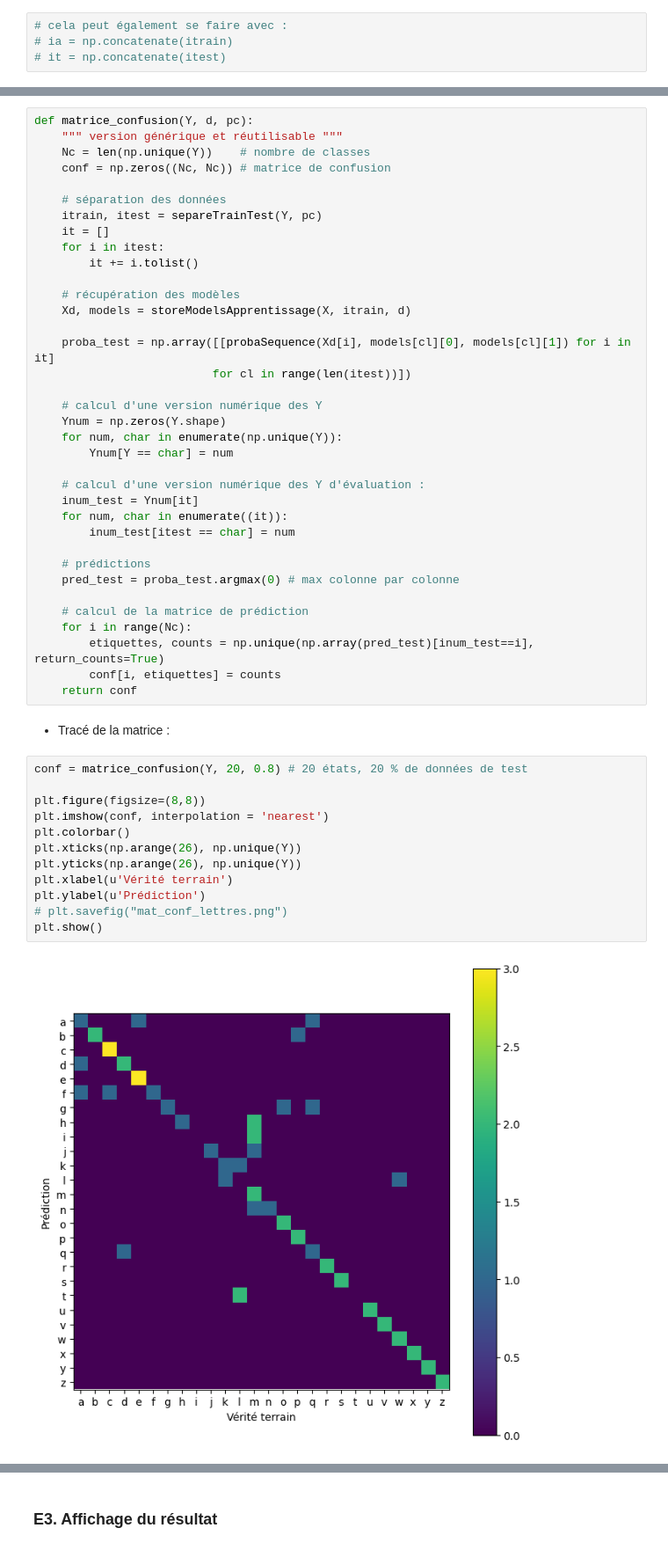
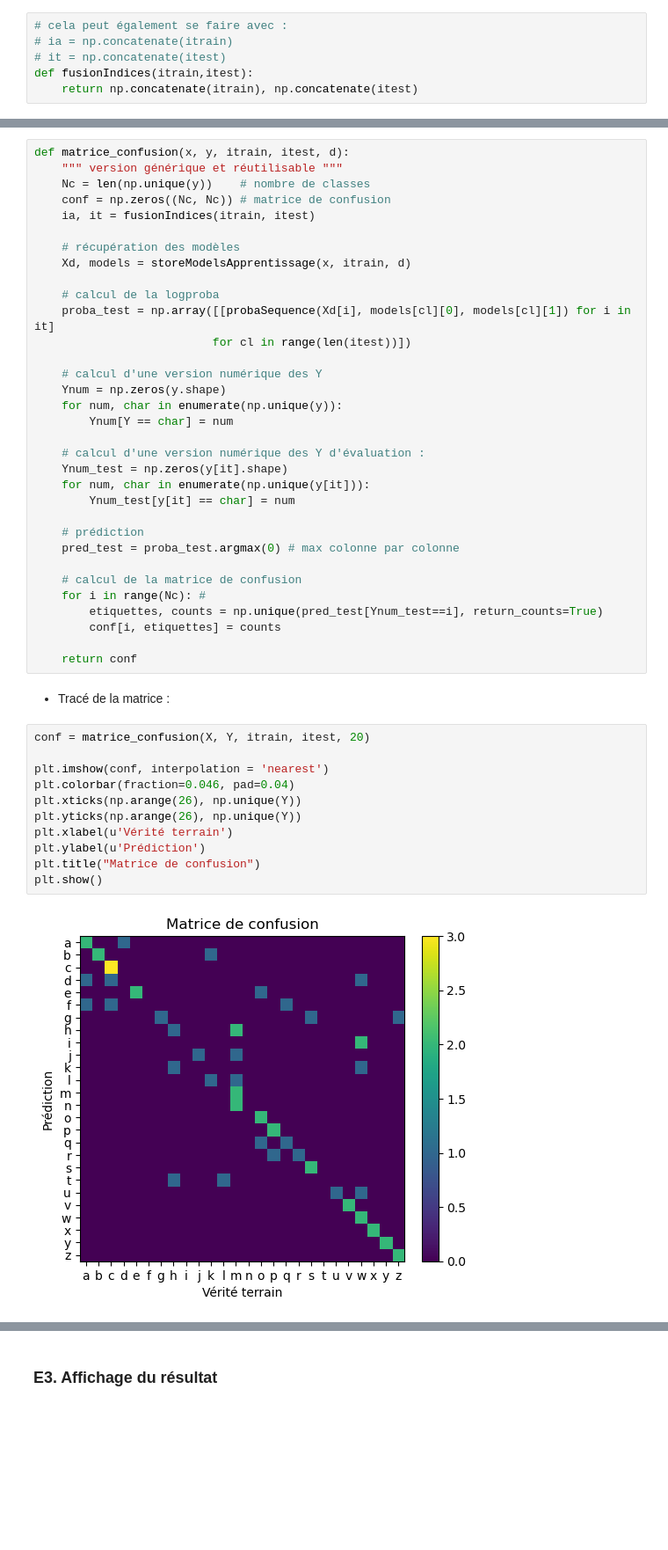
Before and after one commit to dataymeric/DAC, a Jupyter notebook: tme6/tme6.ipynb, the cells around one changed output, grey strips where cells are left out. Shown at 88% size. Saved outputs shown, nothing was run; the diff lists cells and outputs as text; blank space fills up the shorter version.

```diff
--- a/tme6/tme6.ipynb
+++ b/tme6/tme6.ipynb
@@ -387,6 +387,8 @@ for i in itest:
 # cela peut également se faire avec :
 # ia = np.concatenate(itrain)
 # it = np.concatenate(itest)
+def fusionIndices(itrain,itest):
+    return np.concatenate(itrain), np.concatenate(itest)
 # %%
 itrain
 # %% [output]
@@ -642,55 +650,51 @@ plt.show()
 # %%
-def matrice_confusion(Y, d, pc):
+def matrice_confusion(x, y, itrain, itest, d):
     """ version générique et réutilisable """
-    Nc = len(np.unique(Y))    # nombre de classes
+    Nc = len(np.unique(y))    # nombre de classes
     conf = np.zeros((Nc, Nc)) # matrice de confusion
-
-    # séparation des données
-    itrain, itest = separeTrainTest(Y, pc)
-    it = []
-    for i in itest:
-        it += i.tolist()
+    ia, it = fusionIndices(itrain, itest)
 
     # récupération des modèles
-    Xd, models = storeModelsApprentissage(X, itrain, d)
+    Xd, models = storeModelsApprentissage(x, itrain, d)
 
+    # calcul de la logproba
     proba_test = np.array([[probaSequence(Xd[i], models[cl][0], models[cl][1]) for i in it]
                           for cl in range(len(itest))])
 
     # calcul d'une version numérique des Y
-    Ynum = np.zeros(Y.shape)
-    for num, char in enumerate(np.unique(Y)):
+    Ynum = np.zeros(y.shape)
+    for num, char in enumerate(np.unique(y)):
         Ynum[Y == char] = num
 
     # calcul d'une version numérique des Y d'évaluation :
-    inum_test = Ynum[it]
-    for num, char in enumerate((it)):
-        inum_test[itest == char] = num
+    Ynum_test = np.zeros(y[it].shape)
+    for num, char in enumerate(np.unique(y[it])):
+        Ynum_test[y[it] == char] = num
 
-    # prédictions
+    # prédiction
     pred_test = proba_test.argmax(0) # max colonne par colonne
 
-    # calcul de la matrice de prédiction
-    for i in range(Nc):
-        etiquettes, counts = np.unique(np.array(pred_test)[inum_test==i], return_counts=True)
+    # calcul de la matrice de confusion
+    for i in range(Nc): #
+        etiquettes, counts = np.unique(pred_test[Ynum_test==i], return_counts=True)
         conf[i, etiquettes] = counts
+
     return conf
 # %% [markdown]
 - Tracé de la matrice :
 # %%
-conf = matrice_confusion(Y, 20, 0.8) # 20 états, 20 % de données de test
+conf = matrice_confusion(X, Y, itrain, itest, 20)
 
-plt.figure(figsize=(8,8))
 plt.imshow(conf, interpolation = 'nearest')
-plt.colorbar()
+plt.colorbar(fraction=0.046, pad=0.04)
 plt.xticks(np.arange(26), np.unique(Y))
 plt.yticks(np.arange(26), np.unique(Y))
 plt.xlabel(u'Vérité terrain')
 plt.ylabel(u'Prédiction')
-# plt.savefig("mat_conf_lettres.png")
+plt.title("Matrice de confusion")
 plt.show()
 # %% [output]
-[figure, old version]
+[figure, new version]
 # %%
 # vérification avec scipy
 from sklearn.metrics import confusion_matrix
```
Also changed, not shown: parts of 30 cells of this notebook.
